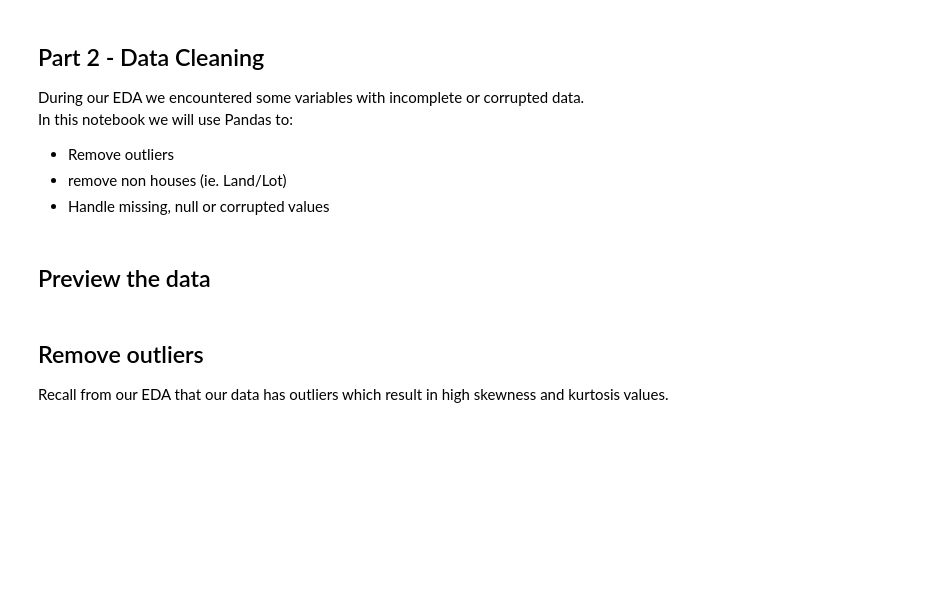
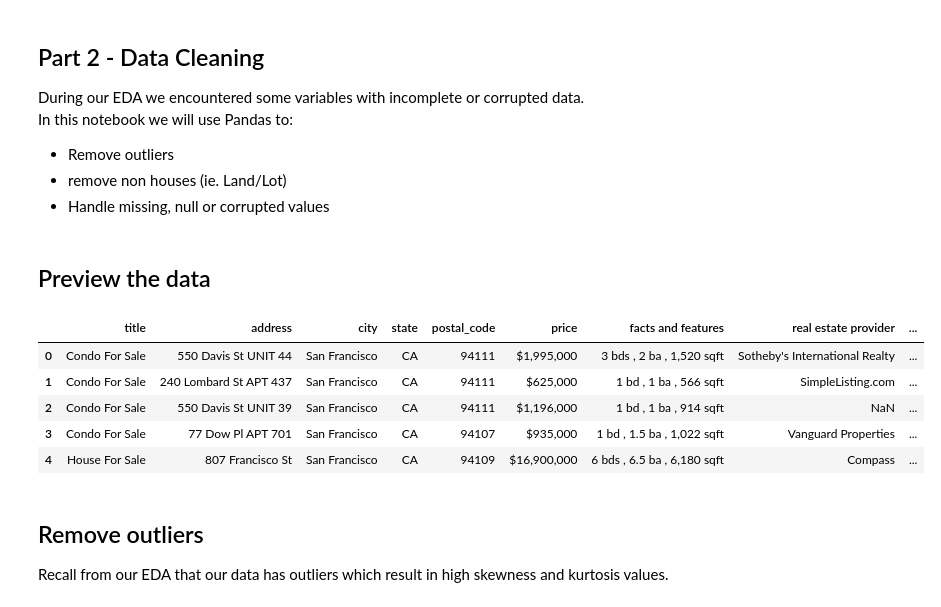
Before and after one commit to kylehounslow/mlbootcampSF, a Jupyter notebook: notebooks/2 - Data Cleaning.ipynb, the cells around one changed output. Drawn from its saved outputs; the diff is of its cells as text; code cells hidden in the pictures; blank space fills up the shorter version.

```diff
--- a/notebooks/2 - Data Cleaning.ipynb
+++ b/notebooks/2 - Data Cleaning.ipynb
@@ -28,3 +23,21 @@ df_dirty.columns
+# %%
+import glob
+all_csvs = []
+# load the csv files from all scraping runs
+for filename in glob.glob('./data/sf/**/*.csv'):
+    all_csvs.append(pd.read_csv(filename))
+# combine all dataframes together and drop any duplicate entries
+df_dirty = pd.concat(all_csvs, ignore_index=True).drop_duplicates()
+# save this combined dataframe as csv for safe keeping
+df_dirty.to_csv('./data/sf/all.csv')
+df_dirty.head(5) # display first 5 entries of DataFrame
+# %% [output]
+|  | title | address | city | state | postal_code | price | facts and features | real estate provider | ... |
+| 0 | Condo For Sale | 550 Davis St UNIT 44 | San Francisco | CA | 94111 | $1,995,000 | 3 bds , 2 ba , 1,520 sqft | Sotheby's International Realty | ... |
+| 1 | Condo For Sale | 240 Lombard St APT 437 | San Francisco | CA | 94111 | $625,000 | 1 bd , 1 ba , 566 sqft | SimpleListing.com | ... |
+| 2 | Condo For Sale | 550 Davis St UNIT 39 | San Francisco | CA | 94111 | $1,196,000 | 1 bd , 1 ba , 914 sqft | NaN | ... |
+| 3 | Condo For Sale | 77 Dow Pl APT 701 | San Francisco | CA | 94107 | $935,000 | 1 bd , 1.5 ba , 1,022 sqft | Vanguard Properties | ... |
+| 4 | House For Sale | 807 Francisco St | San Francisco | CA | 94109 | $16,900,000 | 6 bds , 6.5 ba , 6,180 sqft | Compass | ... |
 # %% [markdown]
 ## Remove outliers
 Recall from our EDA that our data has outliers which result in high skewness and kurtosis values.
```
Also changed, not shown: parts of 2 cells of this notebook, 1 other file.
